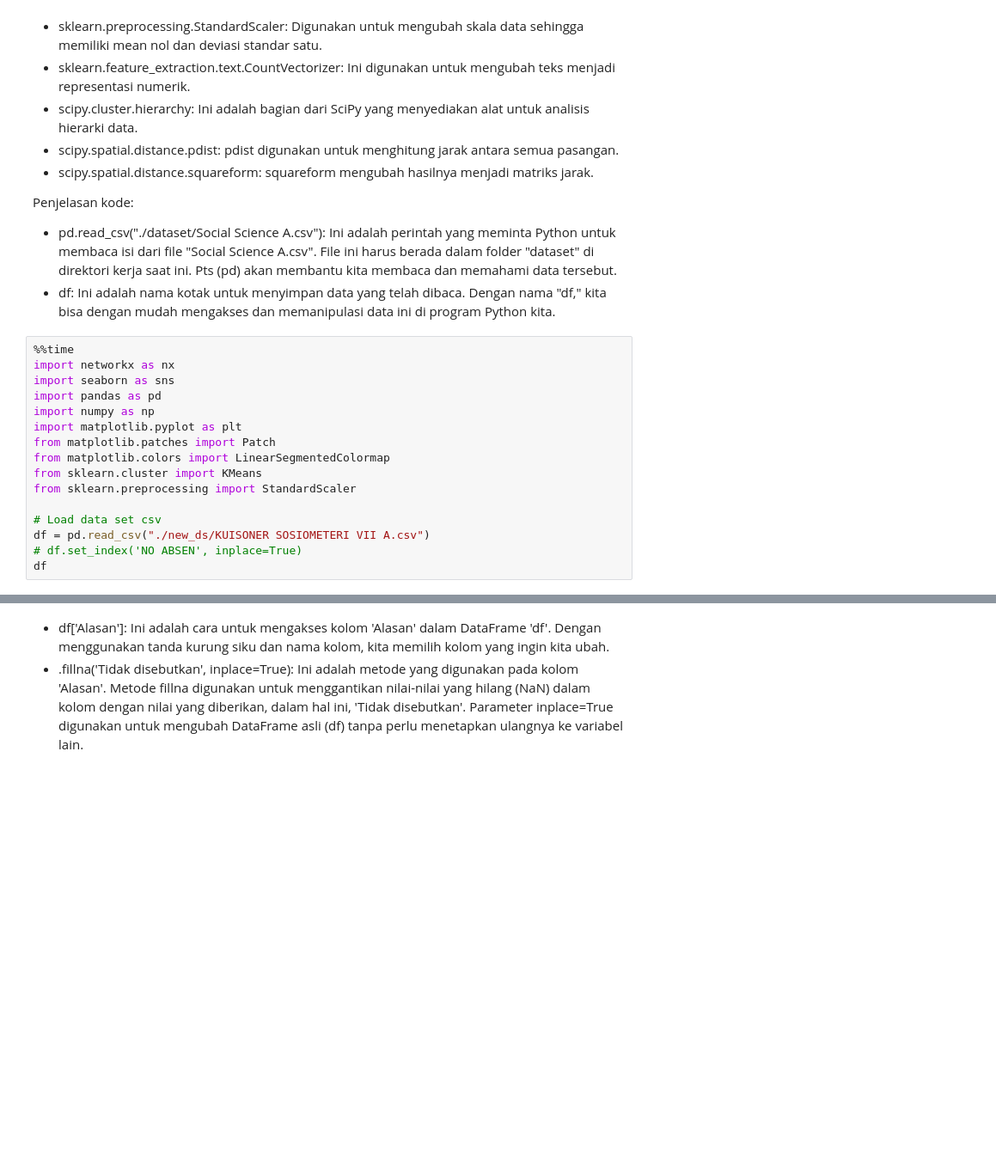
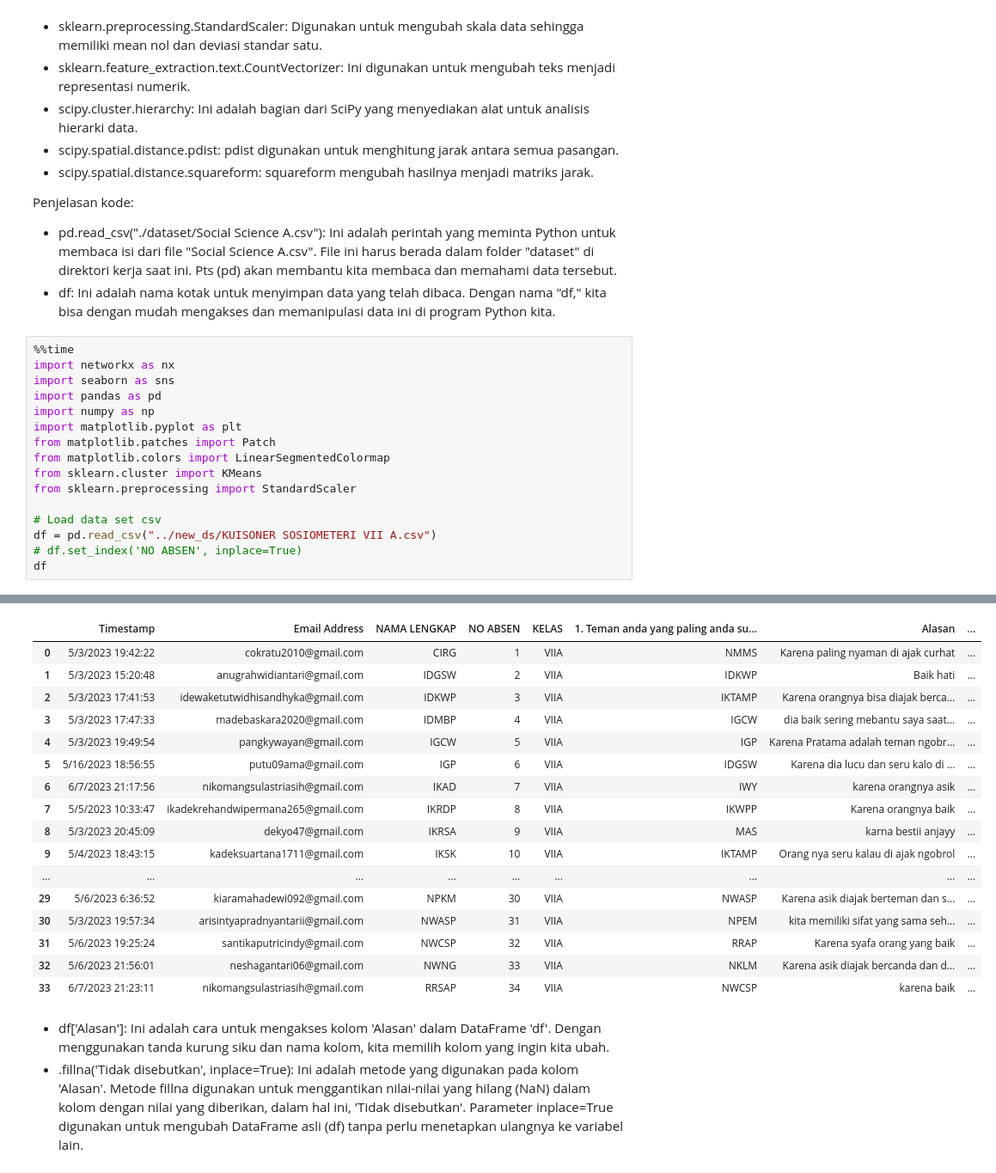
Before and after one commit to Michkail/SociometryClustering, a Jupyter notebook: v2/aClass.ipynb, the cells around one changed output, grey strips where cells are left out. Shown at 86% size. Cells and saved outputs as stored; diff of their text form; blank space fills up the shorter version.

```diff
--- a/v2/aClass.ipynb
+++ b/v2/aClass.ipynb
@@ -31,7 +31,7 @@ from sklearn.cluster import KMeans
 from sklearn.preprocessing import StandardScaler
 
 # Load data set csv
-df = pd.read_csv("./new_ds/KUISONER SOSIOMETERI VII A.csv")
+df = pd.read_csv("../new_ds/KUISONER SOSIOMETERI VII A.csv")
 # df.set_index('NO ABSEN', inplace=True)
 df
 # %% [output]
@@ -39,3 +40,20 @@ FileNotFoundError: [Errno 2] No such file or directory: './KUISONER SOSIOMETERI
+|  | Timestamp | Email Address | NAMA LENGKAP | NO ABSEN | KELAS | 1. Teman anda yang paling anda su... | Alasan | ... |
+| 0 | 5/3/2023 19:42:22 | cokratu2010@gmail.com | CIRG | 1 | VIIA | NMMS | Karena paling nyaman di ajak curhat | ... |
+| 1 | 5/3/2023 15:20:48 | anugrahwidiantari@gmail.com | IDGSW | 2 | VIIA | IDKWP | Baik hati | ... |
+| 2 | 5/3/2023 17:41:53 | idewaketutwidhisandhyka@gmail.com | IDKWP | 3 | VIIA | IKTAMP | Karena orangnya bisa diajak berca... | ... |
+| 3 | 5/3/2023 17:47:33 | madebaskara2020@gmail.com | IDMBP | 4 | VIIA | IGCW | dia baik sering mebantu saya saat... | ... |
+| 4 | 5/3/2023 19:49:54 | pangkywayan@gmail.com | IGCW | 5 | VIIA | IGP | Karena Pratama adalah teman ngobr... | ... |
+| 5 | 5/16/2023 18:56:55 | putu09ama@gmail.com | IGP | 6 | VIIA | IDGSW | Karena dia lucu dan seru kalo di ... | ... |
+| 6 | 6/7/2023 21:17:56 | nikomangsulastriasih@gmail.com | IKAD | 7 | VIIA | IWY | karena orangnya asik | ... |
+| 7 | 5/5/2023 10:33:47 | ikadekrehandwipermana265@gmail.com | IKRDP | 8 | VIIA | IKWPP | Karena orangnya baik | ... |
+| 8 | 5/3/2023 20:45:09 | dekyo47@gmail.com | IKRSA | 9 | VIIA | MAS | karna bestii anjayy | ... |
+| 9 | 5/4/2023 18:43:15 | kadeksuartana1711@gmail.com | IKSK | 10 | VIIA | IKTAMP | Orang nya seru kalau di ajak ngobrol | ... |
+| ... | ... | ... | ... | ... | ... | ... | ... | ... |
+| 29 | 5/6/2023 6:36:52 | kiaramahadewi092@gmail.com | NPKM | 30 | VIIA | NWASP | Karena asik diajak berteman dan s... | ... |
+| 30 | 5/3/2023 19:57:34 | arisintyapradnyantarii@gmail.com | NWASP | 31 | VIIA | NPEM | kita memiliki sifat yang sama seh... | ... |
+| 31 | 5/6/2023 19:25:24 | santikaputricindy@gmail.com | NWCSP | 32 | VIIA | RRAP | Karena syafa orang yang baik | ... |
+| 32 | 5/6/2023 21:56:01 | neshagantari06@gmail.com | NWNG | 33 | VIIA | NKLM | Karena asik diajak bercanda dan d... | ... |
+| 33 | 6/7/2023 21:23:11 | nikomangsulastriasih@gmail.com | RRSAP | 34 | VIIA | NWCSP | karena baik | ... |
 # %% [markdown]
 - df['Alasan']:
 Ini adalah cara untuk mengakses kolom 'Alasan' dalam DataFrame 'df'. Dengan menggunakan tanda kurung siku dan nama kolom, kita memilih kolom yang ingin kita ubah.
```
Also changed, not shown: parts of 1 cell of this notebook, 1 other file.
